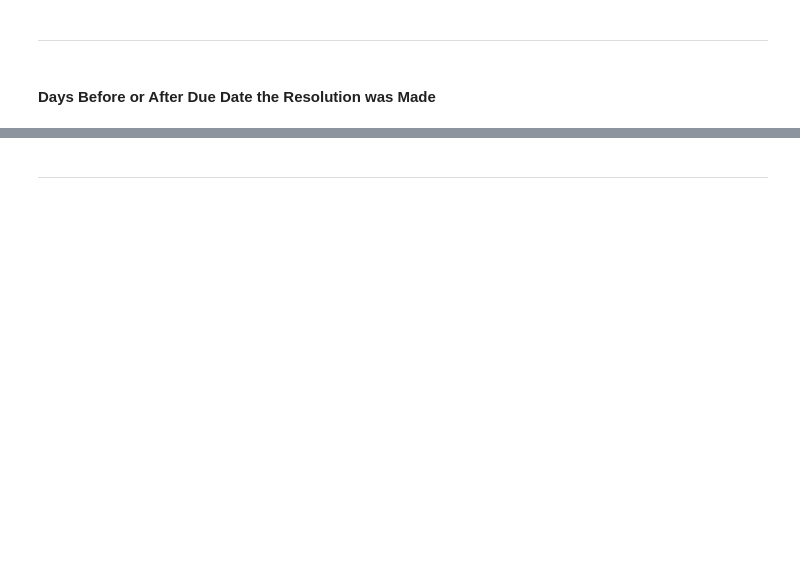
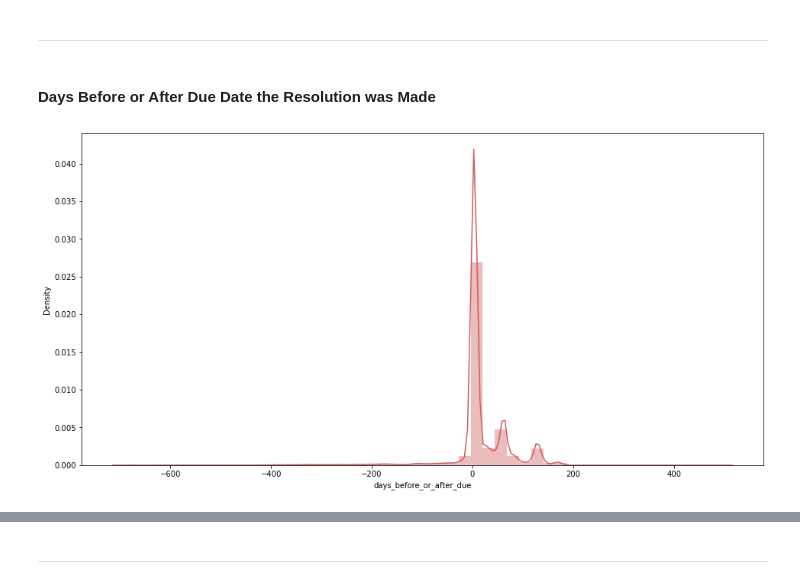
Before and after one commit to 3-1-1-Codeup/project, a Jupyter notebook: workbooks/caitlyn/explore.ipynb, the cells around one changed output, grey strips where cells are left out. Cells and saved outputs as stored; diff of their text form; code cells hidden in the pictures; blank space fills up the shorter version.

```diff
--- a/workbooks/caitlyn/explore.ipynb
+++ b/workbooks/caitlyn/explore.ipynb
@@ -153,3 +148,9 @@ ___
 ___
 # %% [markdown]
 #### Days Before or After Due Date the Resolution was Made
+# %%
+plt.figure(figsize=(16,8))
+sns.distplot(df.days_before_or_after_due, color='indianred')
+plt.show()
+# %% [output]
+[figure, added]
```
Also changed, not shown: parts of 20 cells of this notebook.
